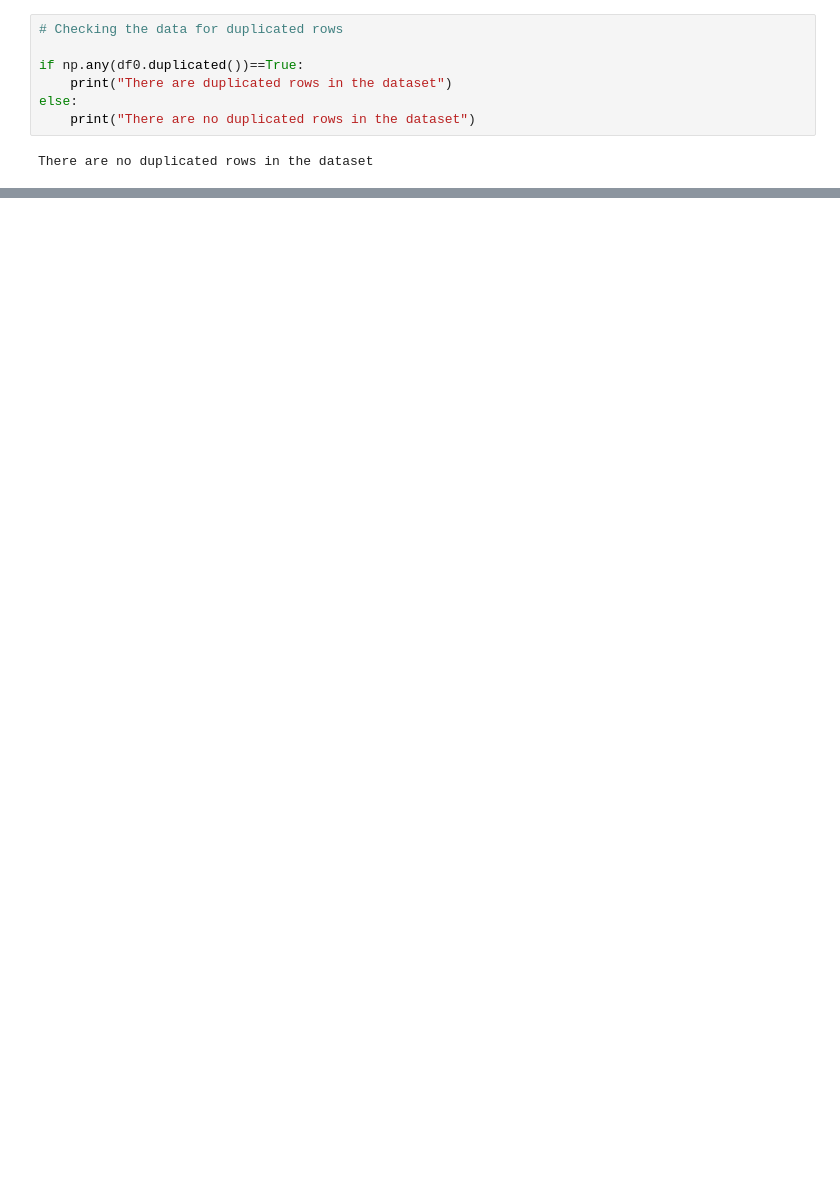
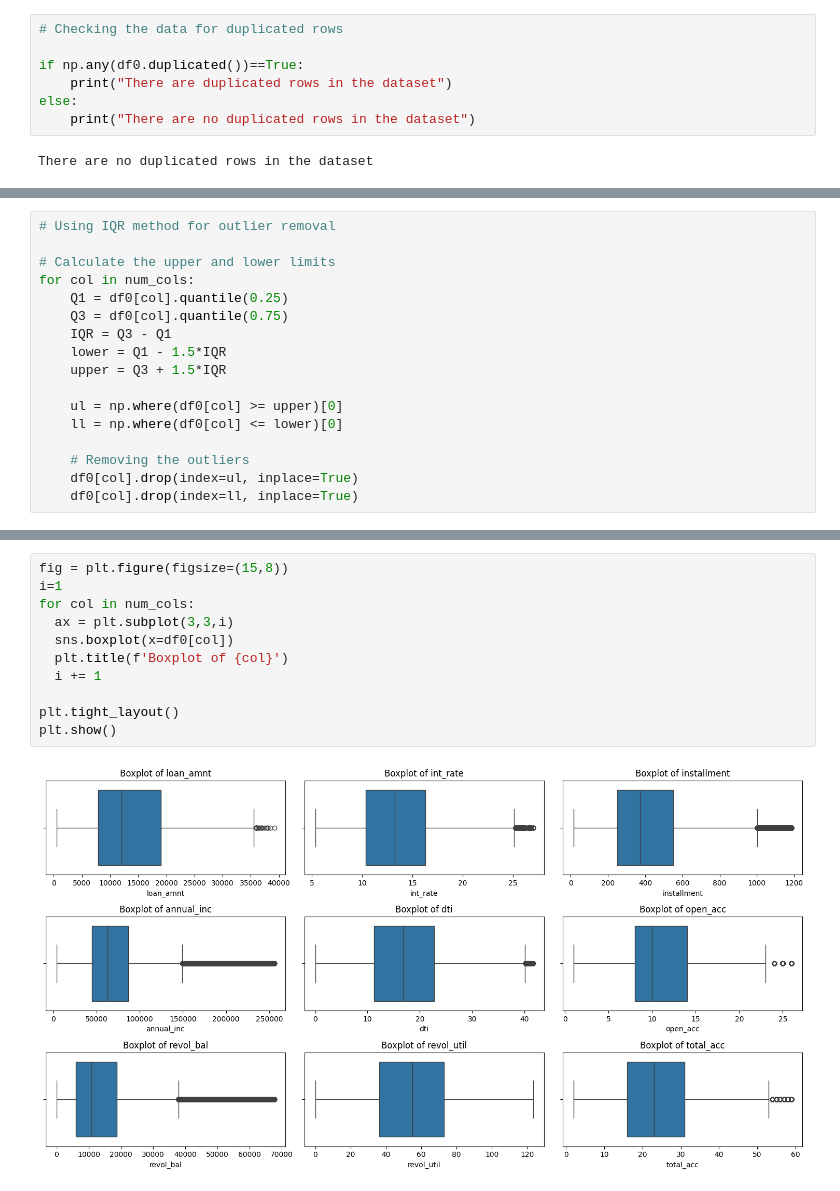
Before and after one commit to Nidhi-Pawar/credit_line_eligibility, a Jupyter notebook: notebooks/01_Data-cleaning.ipynb, the cells around one changed output, grey strips where cells are left out. Saved outputs shown, nothing was run; the diff lists cells and outputs as text; blank space fills up the shorter version.

```diff
--- a/notebooks/01_Data-cleaning.ipynb
+++ b/notebooks/01_Data-cleaning.ipynb
@@ -265,0 +296,17 @@ There are no duplicated rows in the dataset
+# %%
+# Using IQR method for outlier removal
+
+# Calculate the upper and lower limits
+for col in num_cols:
+    Q1 = df0[col].quantile(0.25)
+    Q3 = df0[col].quantile(0.75)
+    IQR = Q3 - Q1
+    lower = Q1 - 1.5*IQR
+    upper = Q3 + 1.5*IQR
+
+    ul = np.where(df0[col] >= upper)[0]
+    ll = np.where(df0[col] <= lower)[0]
+
+    # Removing the outliers
+    df0[col].drop(index=ul, inplace=True)
+    df0[col].drop(index=ll, inplace=True)
@@ -265,0 +333,13 @@ There are no duplicated rows in the dataset
+# %%
+fig = plt.figure(figsize=(15,8))
+i=1
+for col in num_cols:
+  ax = plt.subplot(3,3,i)
+  sns.boxplot(x=df0[col])
+  plt.title(f'Boxplot of {col}')
+  i += 1
+
+plt.tight_layout()
+plt.show()
+# %% [output]
+[figure, added]
```
Also changed, not shown: parts of 12 cells of this notebook.
